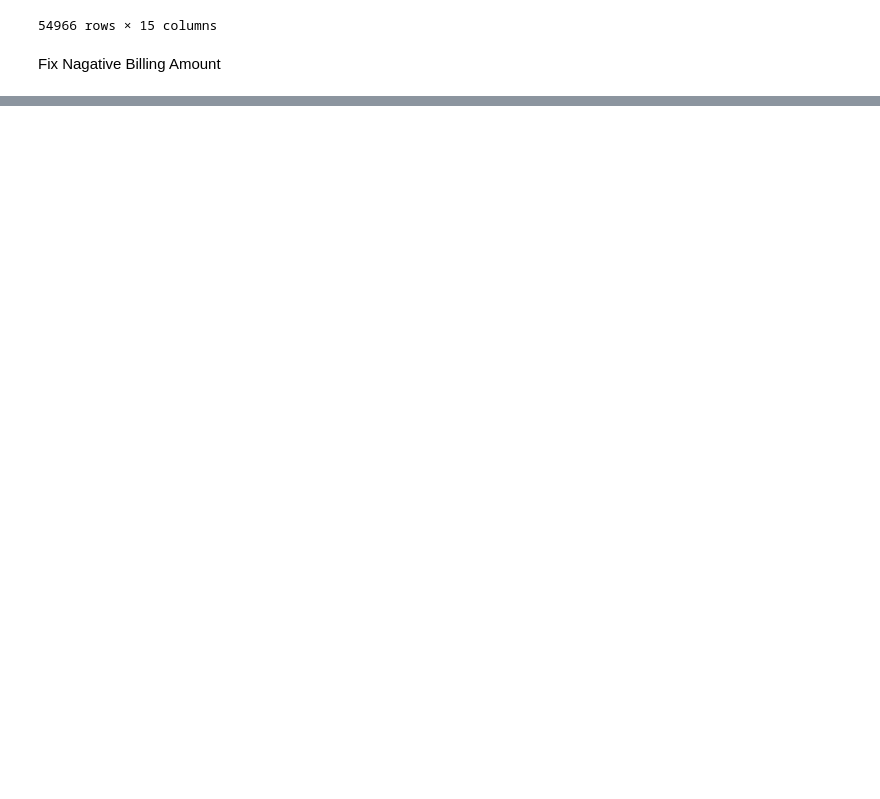
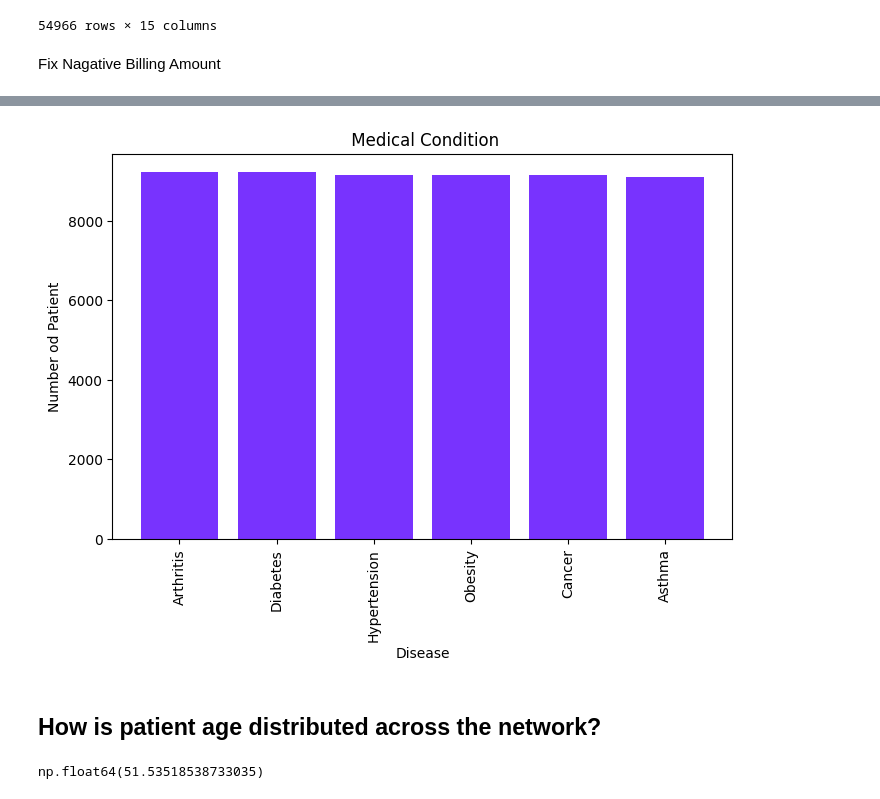
Before and after one commit to sarfarazsaba11/EDA-practice-, a Jupyter notebook: healthcare_data/clean.ipynb, the cells around one changed output, grey strips where cells are left out. Cells and saved outputs as stored; diff of their text form; code cells hidden in the pictures; blank space fills up the shorter version.

Commit message:
Find and plot age wise distribution

```diff
--- a/healthcare_data/clean.ipynb
+++ b/healthcare_data/clean.ipynb
@@ -191,2 +201,2 @@ df.head()
 # %%
-df['Date of Admission'] = pd.to_datetime(df['Date of Admission'])
+data['Date of Admission'] = pd.to_datetime(data['Date of Admission'])
@@ -193,2 +209,2 @@ df['Date of Admission'] = pd.to_datetime(df['Date of Admission'])
 # %%
-df['Discahrge Date'] = pd.to_datetime(df['Discharge Date '])
+data['Discharge Date'] = pd.to_datetime(data['Discharge Date'])
@@ -194,0 +217,2 @@ df['Discahrge Date'] = pd.to_datetime(df['Discharge Date '])
+# %%
+data['Length_of_stay'] = ( data['Discharge Date']- data['Date of Admission']).dt.days
@@ -194,0 +273,3 @@ df['Discahrge Date'] = pd.to_datetime(df['Discharge Date '])
+# %%
+condition= data['Medical Condition'].value_counts()
+condition
@@ -194,0 +285,19 @@ df['Discahrge Date'] = pd.to_datetime(df['Discharge Date '])
+# %%
+plt.figure(figsize=(8,5))
+plt.bar(condition.index, condition.values, color ='#7833FE')
+
+plt.title(" Medical Condition")
+plt.xlabel("Disease")
+plt.ylabel("Number od Patient")
+plt.xticks(rotation= 90)
+plt.tight_layout
+plt.show()
+# %% [output]
+[figure, added]
+# %% [markdown]
+## How is patient age distributed across the  network?
+# %%
+average_age = data['Age'].mean()
+average_age
+# %% [output]
+np.float64(51.53518538733035)
```
Also changed, not shown: parts of 14 cells of this notebook.
